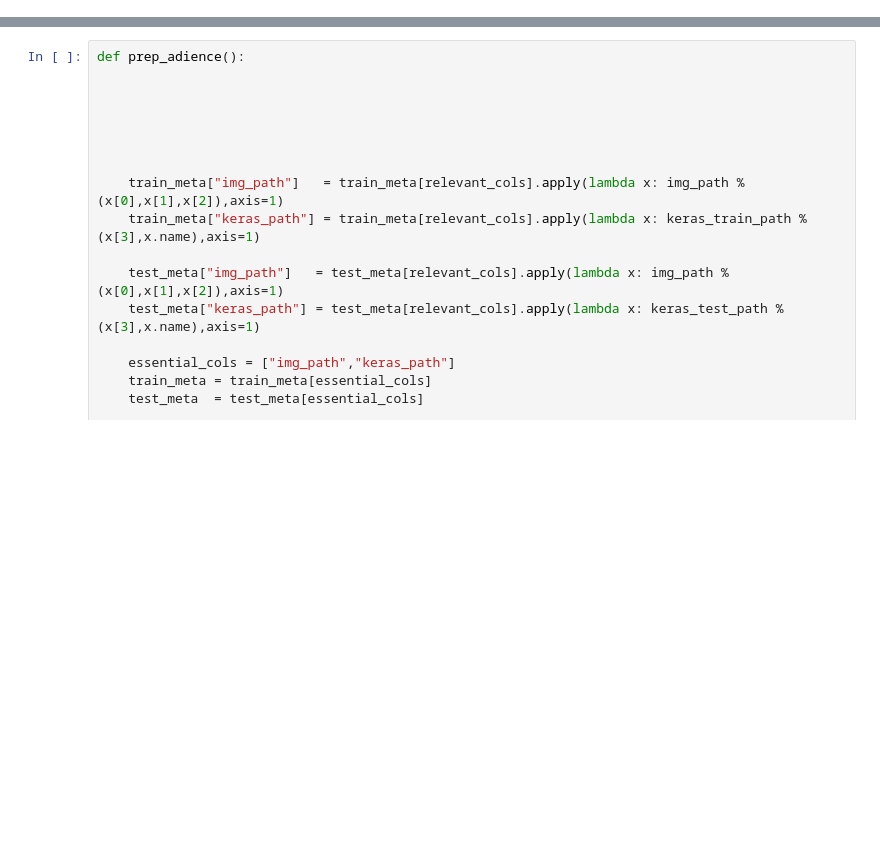
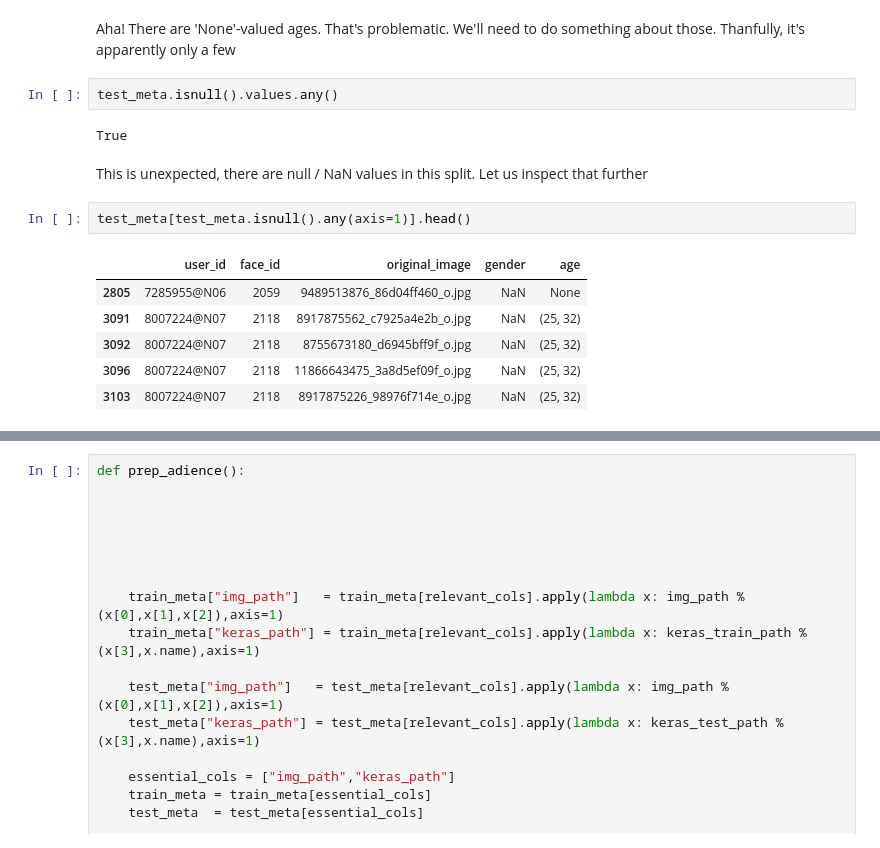
Before and after one commit to davidmrdavid/demographics_net, a Jupyter notebook: src/notebooks/Splitting the Data.ipynb, the cells around one changed output, grey strips where cells are left out. Saved outputs shown, nothing was run; the diff lists cells and outputs as text; blank space fills up the shorter version.

```diff
--- a/src/notebooks/Splitting the Data.ipynb
+++ b/src/notebooks/Splitting the Data.ipynb
@@ -82,0 +105,17 @@ Name: gender, dtype: int64
+# %% [markdown]
+Aha! There are 'None'-valued ages. That's problematic. We'll need to do something about those. Thanfully, it's apparently only a few
+# %%
+test_meta.isnull().values.any()
+# %% [output]
+True
+# %% [markdown]
+This is unexpected, there are null / NaN values in this split. Let us inspect that further
+# %%
+test_meta[test_meta.isnull().any(axis=1)].head()
+# %% [output]
+|  | user_id | face_id | original_image | gender | age |
+| 2805 | 7285955@N06 | 2059 | 9489513876_86d04ff460_o.jpg | NaN | None |
+| 3091 | 8007224@N07 | 2118 | 8917875562_c7925a4e2b_o.jpg | NaN | (25, 32) |
+| 3092 | 8007224@N07 | 2118 | 8755673180_d6945bff9f_o.jpg | NaN | (25, 32) |
+| 3096 | 8007224@N07 | 2118 | 11866643475_3a8d5ef09f_o.jpg | NaN | (25, 32) |
+| 3103 | 8007224@N07 | 2118 | 8917875226_98976f714e_o.jpg | NaN | (25, 32) |
```
Also changed, not shown: parts of 80 cells of this notebook.
